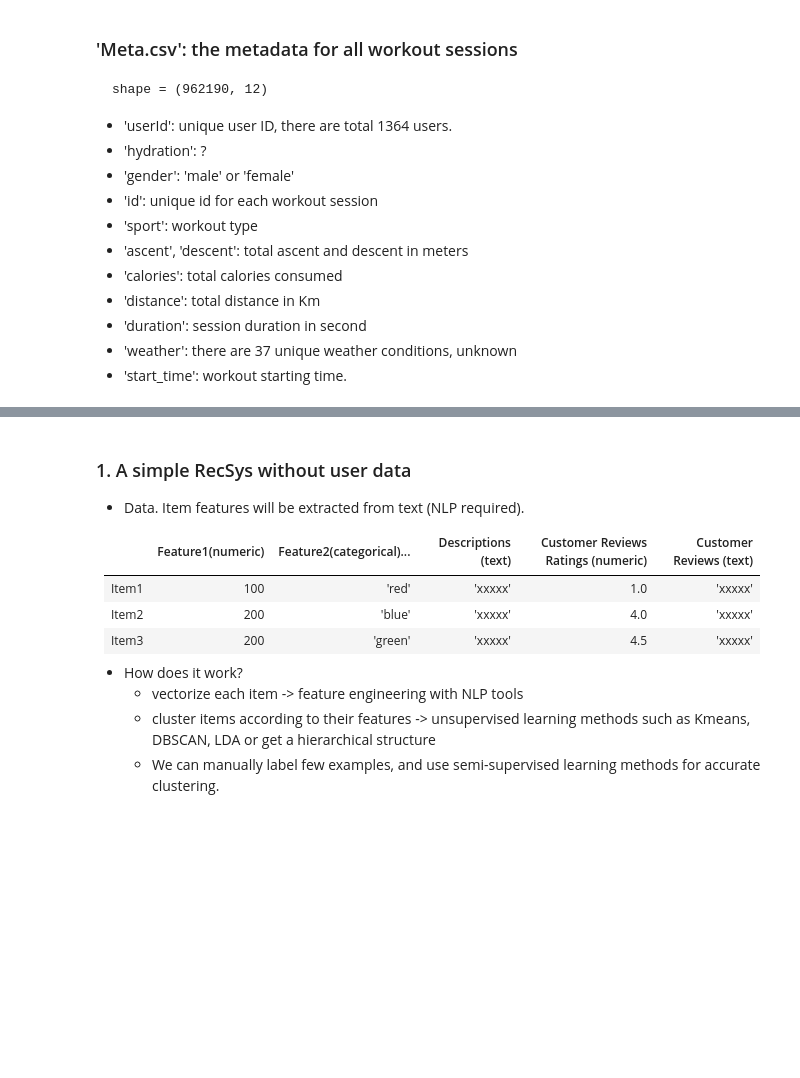
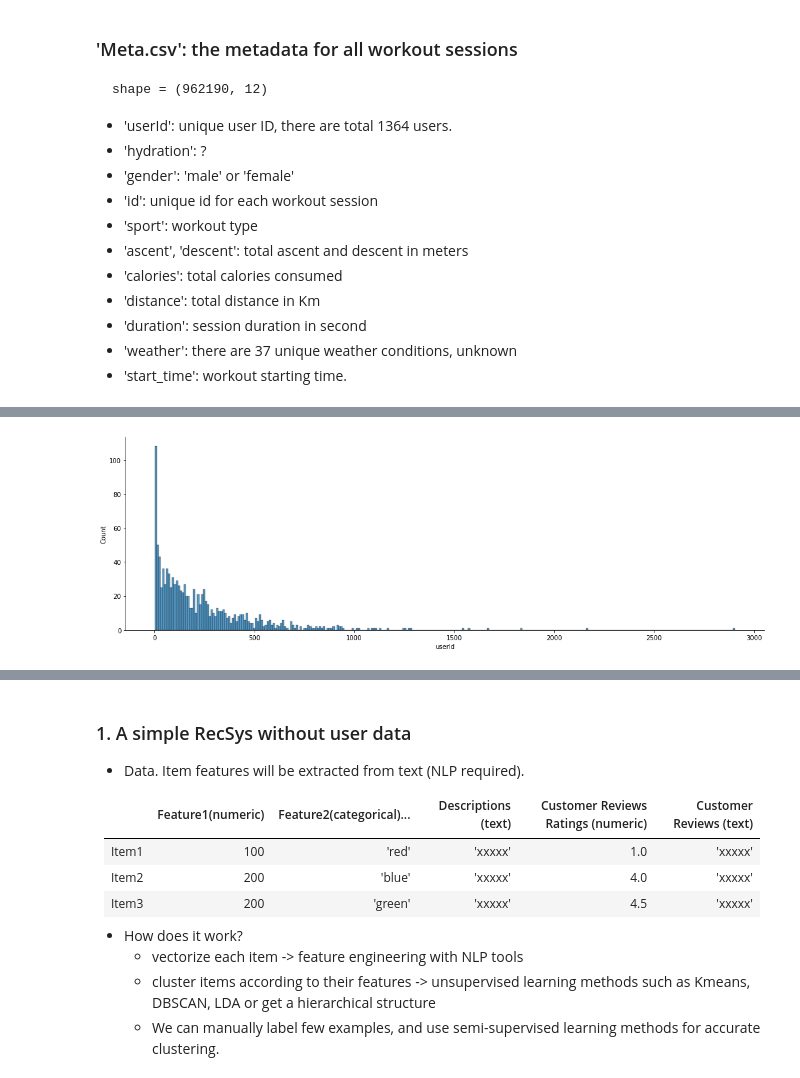
Before and after one commit to wangjing0/RS, a Jupyter notebook: NOTES.ipynb, the cells around one changed output, grey strips where cells are left out. Cells and saved outputs as stored; diff of their text form; code cells hidden in the pictures; blank space fills up the shorter version.

```diff
--- a/NOTES.ipynb
+++ b/NOTES.ipynb
@@ -74,0 +63,5 @@ df.head()
+# %%
+df_meta = pd.read_csv('./data/Meta.csv')
+print(df_meta.shape)
+df_meta.drop(['Unnamed: 0','Unnamed: 0.1'], inplace = True, axis = 1)
+df_meta.head()
@@ -74,0 +76,5 @@ df.head()
+# %%
+df_hr = pd.read_csv('./data/HR.csv')
+print(df_hr.shape)
+df_hr.drop(['Unnamed: 0'], inplace=True, axis=1)
+df_hr.head()
@@ -74,0 +143,4 @@ df.head()
+# %%
+df_meta.drop(['userId','sport','gender'],inplace=True, axis=1) # checked, all of them are identical
+df = df_hr.merge(df_meta, on='id', how='left')
+df.head()
@@ -74,0 +202,5 @@ df.head()
+# %%
+# distribution of number of sessions for each user
+sns.displot(df.userId.value_counts(),kind = 'hist',bins=300, height=5, aspect=3);
+# %% [output]
+[figure, added]
```
Also changed, not shown: parts of 31 cells of this notebook.
